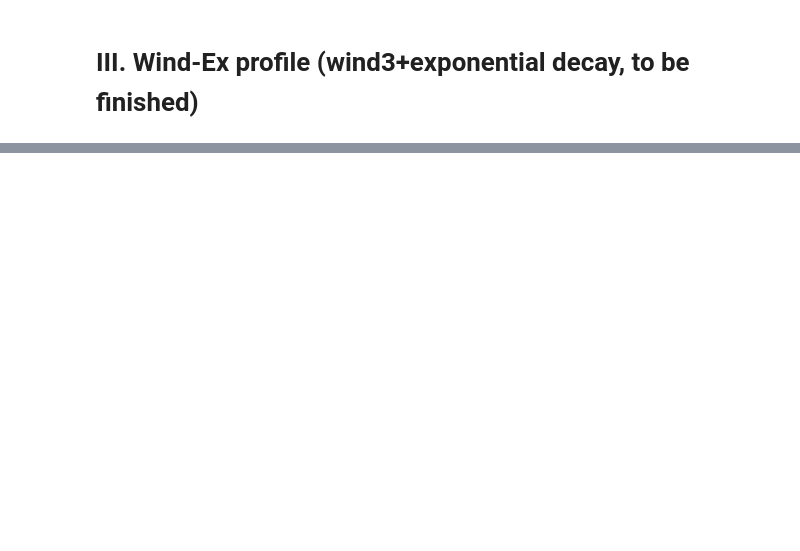
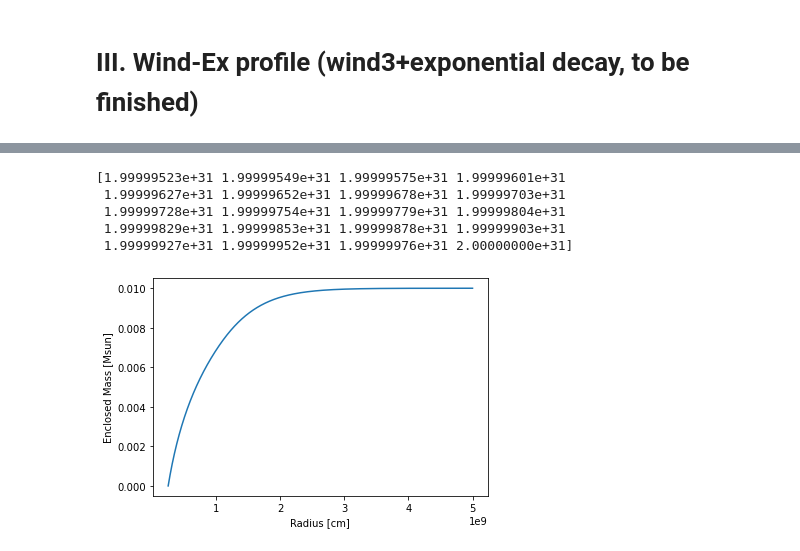
Before and after one commit to StevenWu1999/KNEC, a Jupyter notebook: profiles/wind.ipynb, the cells around one changed output, grey strips where cells are left out. Cells and saved outputs as stored; diff of their text form; code cells hidden in the pictures; blank space fills up the shorter version.

```diff
--- a/profiles/wind.ipynb
+++ b/profiles/wind.ipynb
@@ -226,0 +334,13 @@ $a r_0^{-k1} = b e^{-r_0}$
+# %%
+plt.plot(Radius,Mass/Msun)
+plt.xlabel('Radius [cm]')
+plt.ylabel('Enclosed Mass [Msun]')
+
+print(Mass[-20:])
+# %% [output]
+[1.99999523e+31 1.99999549e+31 1.99999575e+31 1.99999601e+31
+ 1.99999627e+31 1.99999652e+31 1.99999678e+31 1.99999703e+31
+ 1.99999728e+31 1.99999754e+31 1.99999779e+31 1.99999804e+31
+ 1.99999829e+31 1.99999853e+31 1.99999878e+31 1.99999903e+31
+ 1.99999927e+31 1.99999952e+31 1.99999976e+31 2.00000000e+31]
+[figure, added]
```
Also changed, not shown: parts of 15 cells of this notebook, 1 other file.
